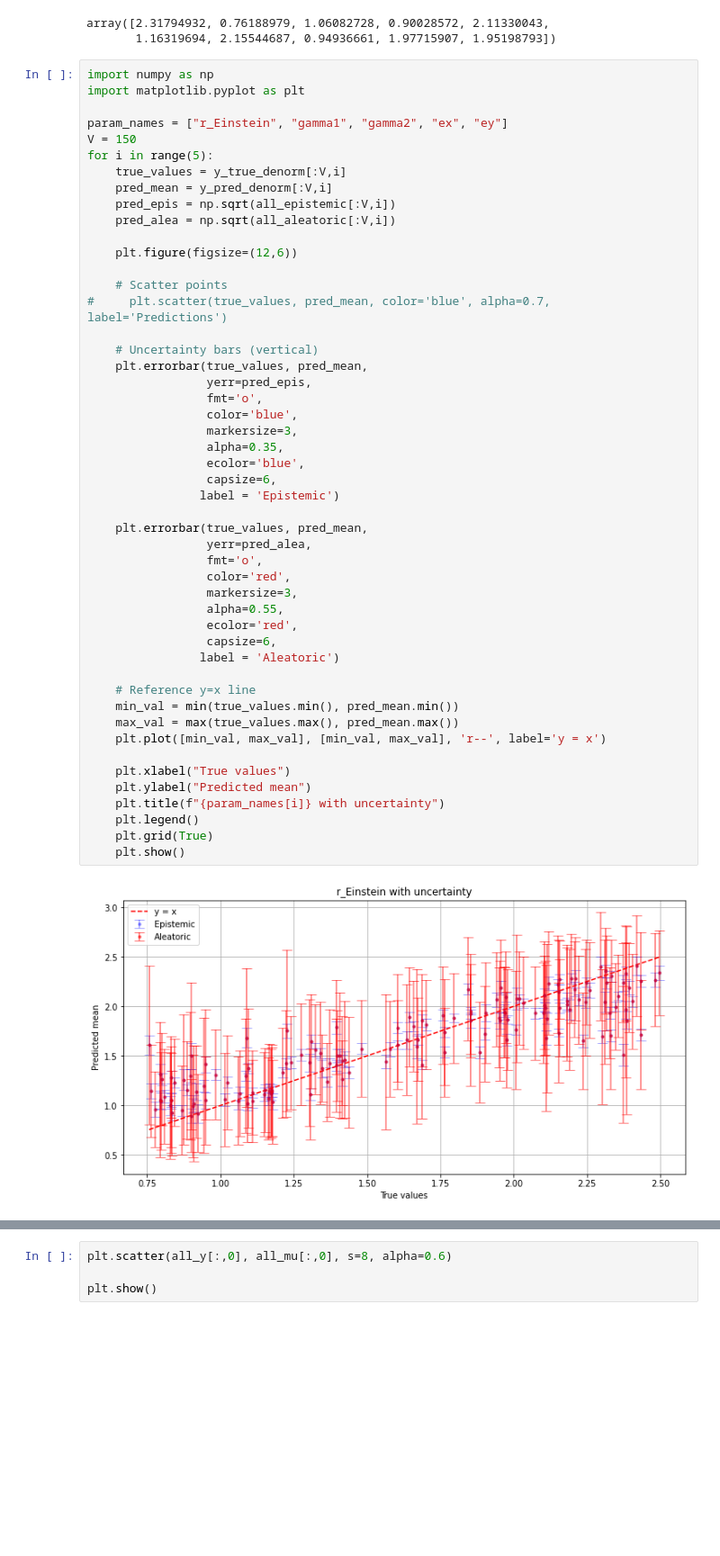
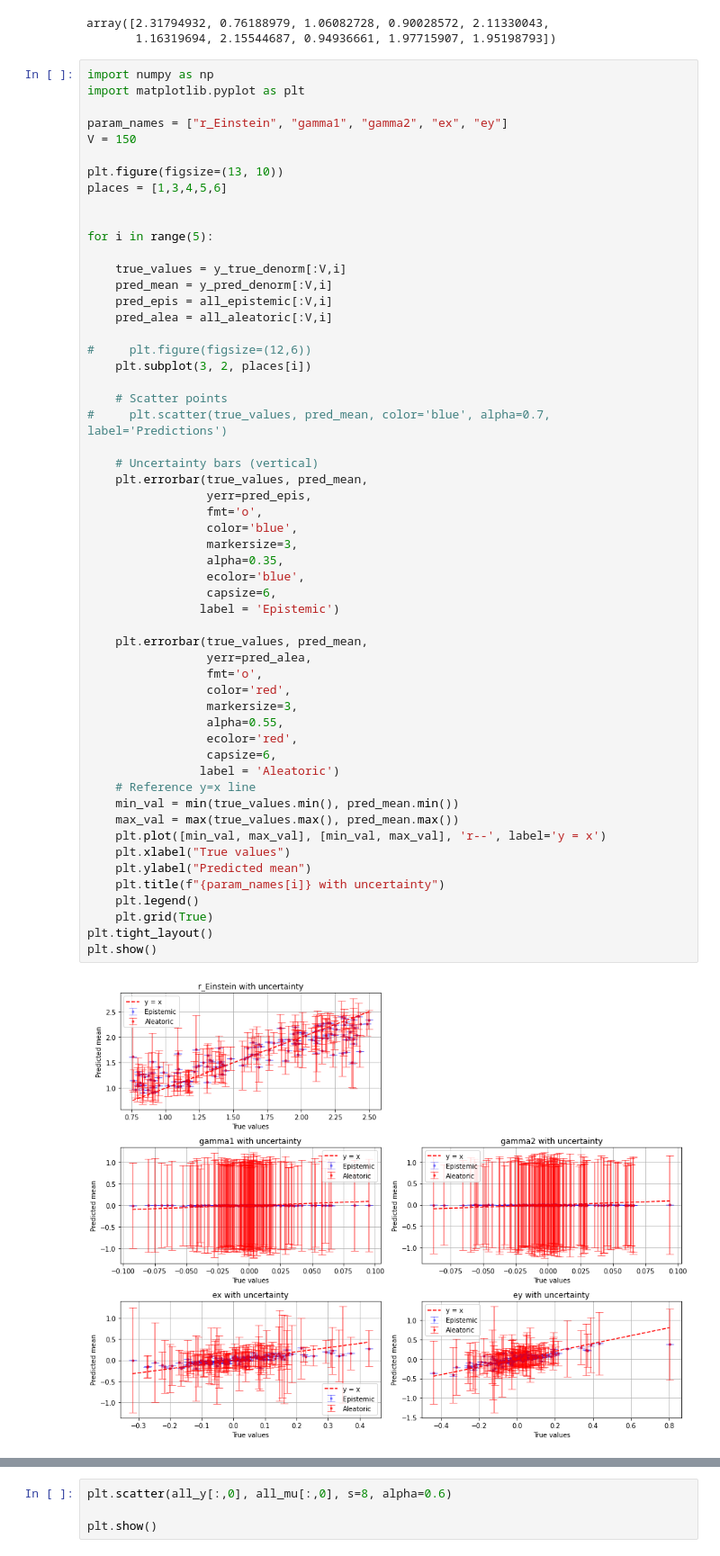
Before and after one commit to matthbatt/Deep-learning-gravitational-lensing, a Jupyter notebook: lensing_BNN.ipynb, the cells around one changed output, grey strips where cells are left out. Shown at 90% size. Cells and saved outputs as stored; diff of their text form; blank space fills up the shorter version.

```diff
--- a/lensing_BNN.ipynb
+++ b/lensing_BNN.ipynb
@@ -552,13 +552,20 @@ import matplotlib.pyplot as plt
 
 param_names = ["r_Einstein", "gamma1", "gamma2", "ex", "ey"]
 V = 150
+
+plt.figure(figsize=(13, 10))
+places = [1,3,4,5,6]
+
+
 for i in range(5):
+
     true_values = y_true_denorm[:V,i]
     pred_mean = y_pred_denorm[:V,i]
-    pred_epis = np.sqrt(all_epistemic[:V,i])
-    pred_alea = np.sqrt(all_aleatoric[:V,i])
+    pred_epis = all_epistemic[:V,i]
+    pred_alea = all_aleatoric[:V,i]
 
-    plt.figure(figsize=(12,6))
+#     plt.figure(figsize=(12,6))
+    plt.subplot(3, 2, places[i])
 
     # Scatter points
 #     plt.scatter(true_values, pred_mean, color='blue', alpha=0.7, label='Predictions')
@@ -566,34 +573,33 @@ for i in range(5):
     # Uncertainty bars (vertical)
     plt.errorbar(true_values, pred_mean,
                  yerr=pred_epis,
                  fmt='o',
                  color='blue',
                  markersize=3,
                  alpha=0.35,
                  ecolor='blue',
                  capsize=6,
                 label = 'Epistemic')
 
     plt.errorbar(true_values, pred_mean,
                  yerr=pred_alea,
                  fmt='o',
                  color='red',
                  markersize=3,
                  alpha=0.55,
                  ecolor='red',
                  capsize=6,
                 label = 'Aleatoric')
-
     # Reference y=x line
     min_val = min(true_values.min(), pred_mean.min())
     max_val = max(true_values.max(), pred_mean.max())
     plt.plot([min_val, max_val], [min_val, max_val], 'r--', label='y = x')
-
     plt.xlabel("True values")
     plt.ylabel("Predicted mean")
     plt.title(f"{param_names[i]} with uncertainty")
     plt.legend()
     plt.grid(True)
-    plt.show()
+plt.tight_layout()
+plt.show()
 # %% [output]
-[figure, old version]
+[figure, new version]
```
Also changed, not shown: parts of 10 cells of this notebook, 40 other files.
